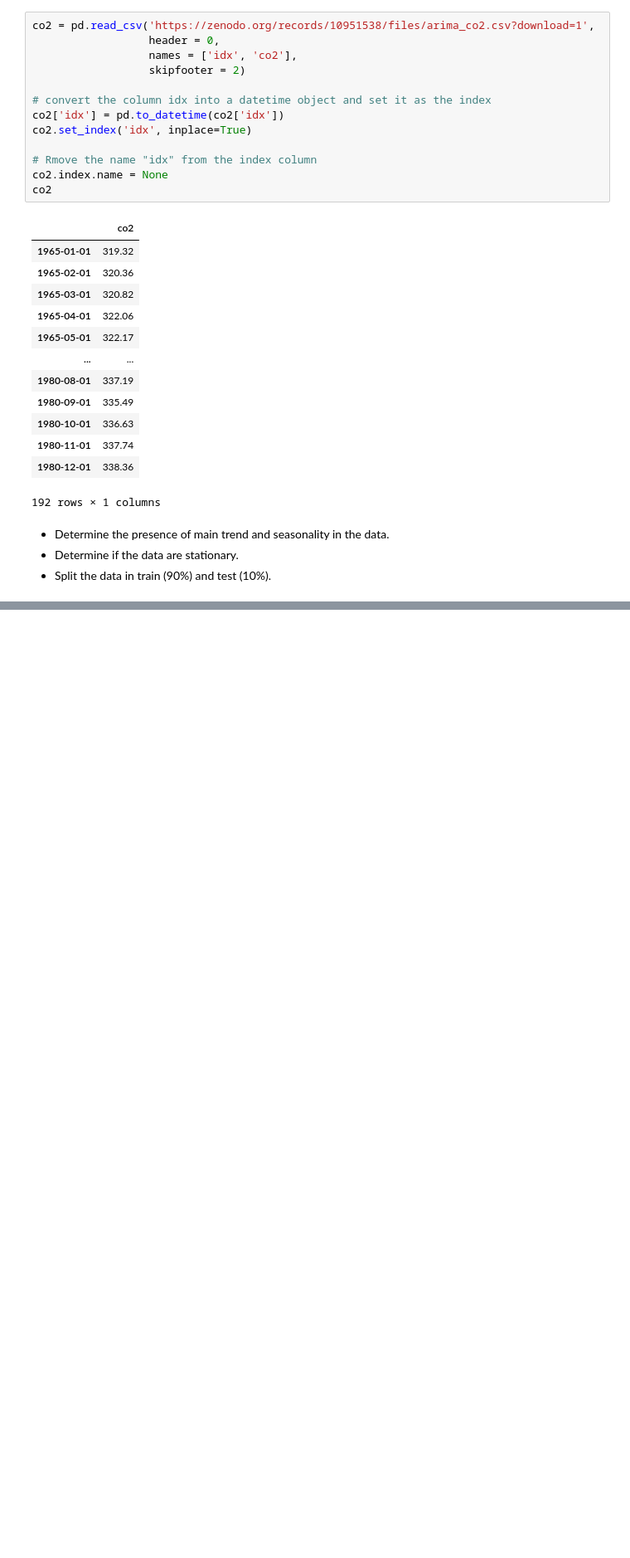
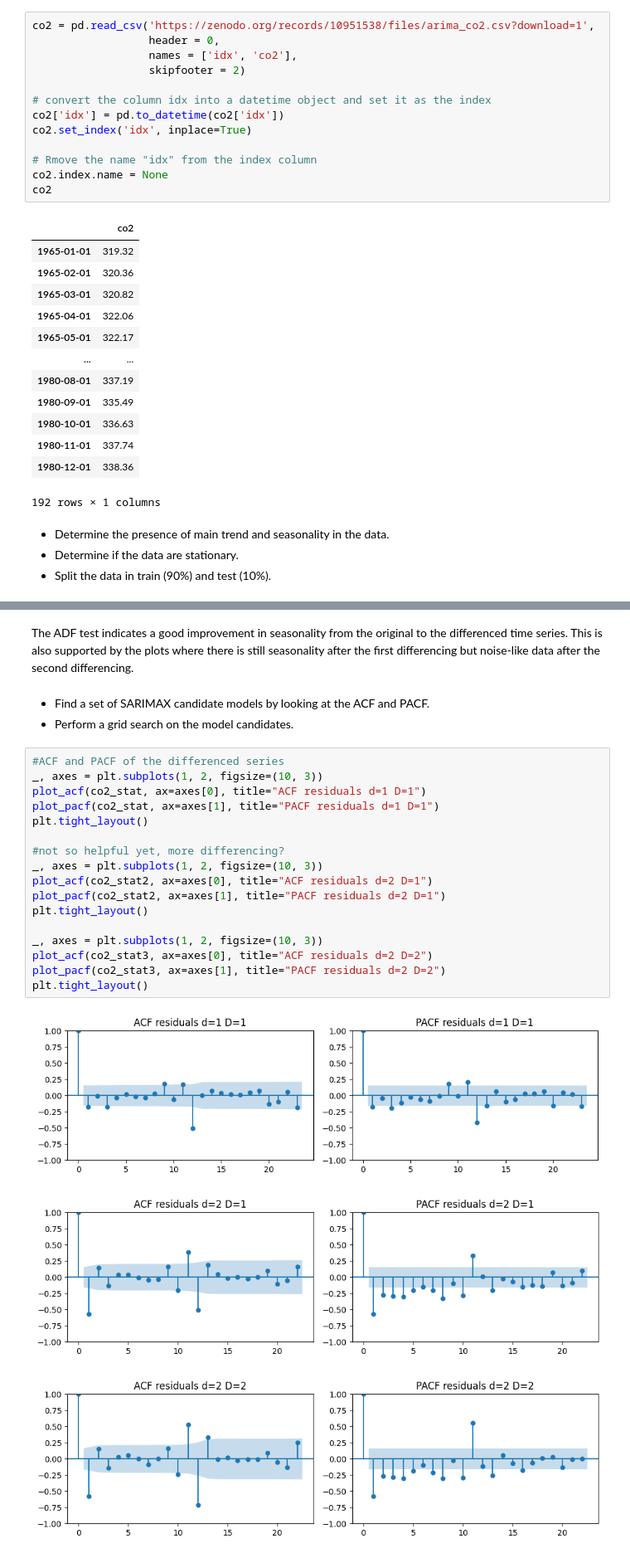
Before and after one commit to Selkief/python-time-series-handbook, a Jupyter notebook: exercises5-8.ipynb, the cells around one changed output, grey strips where cells are left out. Shown at 83% size. Drawn from its saved outputs; the diff is of its cells as text; blank space fills up the shorter version.

```diff
--- a/exercises5-8.ipynb
+++ b/exercises5-8.ipynb
@@ -52,0 +132,26 @@ ValueError: Unable to coerce to Series, length must be 1: given 192
+# %% [markdown]
+The ADF test indicates a good improvement in seasonality from the original to the differenced time series. This is also supported by the plots where there is still seasonality after the first differencing but noise-like data after the second differencing.
+# %% [markdown]
+- Find a set of SARIMAX candidate models by looking at the ACF and PACF.
+- Perform a grid search on the model candidates.
+# %%
+#ACF and PACF of the differenced series
+_, axes = plt.subplots(1, 2, figsize=(10, 3))
+plot_acf(co2_stat, ax=axes[0], title="ACF residuals d=1 D=1")
+plot_pacf(co2_stat, ax=axes[1], title="PACF residuals d=1 D=1")
+plt.tight_layout()
+
+#not so helpful yet, more differencing?
+_, axes = plt.subplots(1, 2, figsize=(10, 3))
+plot_acf(co2_stat2, ax=axes[0], title="ACF residuals d=2 D=1")
+plot_pacf(co2_stat2, ax=axes[1], title="PACF residuals d=2 D=1")
+plt.tight_layout()
+
+_, axes = plt.subplots(1, 2, figsize=(10, 3))
+plot_acf(co2_stat3, ax=axes[0], title="ACF residuals d=2 D=2")
+plot_pacf(co2_stat3, ax=axes[1], title="PACF residuals d=2 D=2")
+plt.tight_layout()
+# %% [output]
+[figure, added]
+[figure, added]
+[figure, added]
```
Also changed, not shown: parts of 24 cells of this notebook, 1 other file.
